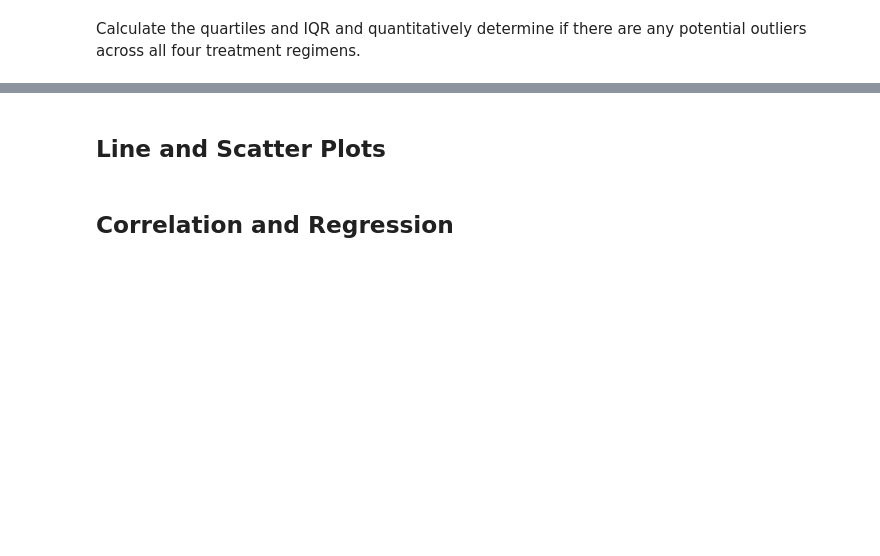
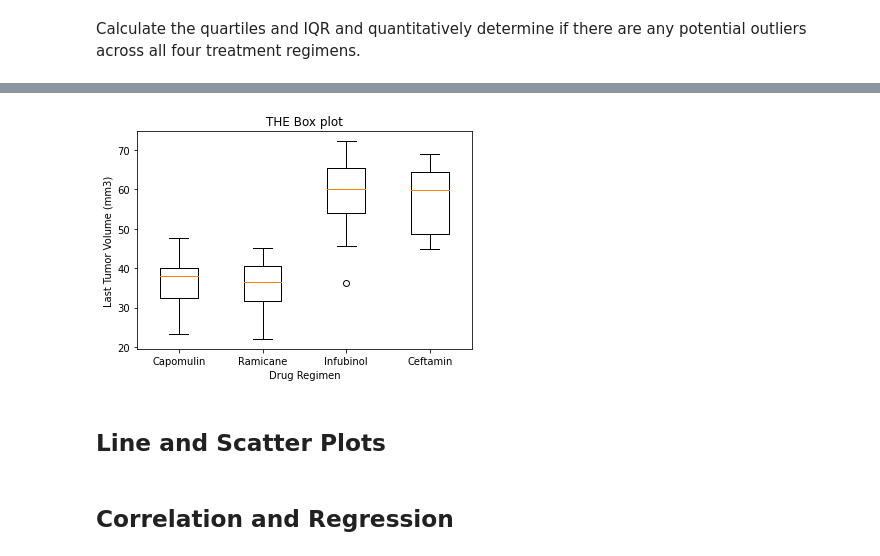
Before and after one commit to Starcode897/matplotlib-challenge, a Jupyter notebook: Pymaceuticals/pymaceuticals_starter.ipynb, the cells around one changed output, grey strips where cells are left out. Cells and saved outputs as stored; diff of their text form; code cells hidden in the pictures; blank space fills up the shorter version.

Commit message:
second commit
Added the box plot and quartile info.

```diff
--- a/Pymaceuticals/pymaceuticals_starter.ipynb
+++ b/Pymaceuticals/pymaceuticals_starter.ipynb
@@ -229,6 +298,18 @@ Calculate the quartiles and IQR and quantitatively determine if there are any po
 # %%
 # Generate a box plot of the final tumor volume of each mouse across four regimens of interest
 # There should be a single chart with four box plots inside it.
+
+box = [cap_tum, ram_tum, inf_tum, cef_tum]
+fig1, ax1 = plt.subplots()
+ax1.set_title('THE Box plot')
+ax1.set_ylabel('Last Tumor Volume (mm3)')
+ax1.set_xlabel('Drug Regimen')
+
+ax1.boxplot(box, labels=["Capomulin","Ramicane","Infubinol","Ceftamin",])
+
+plt.show()
+# %% [output]
+[figure, added]
 # %% [markdown]
 ## Line and Scatter Plots
 # %%
```
Also changed, not shown: parts of 3 cells of this notebook.
